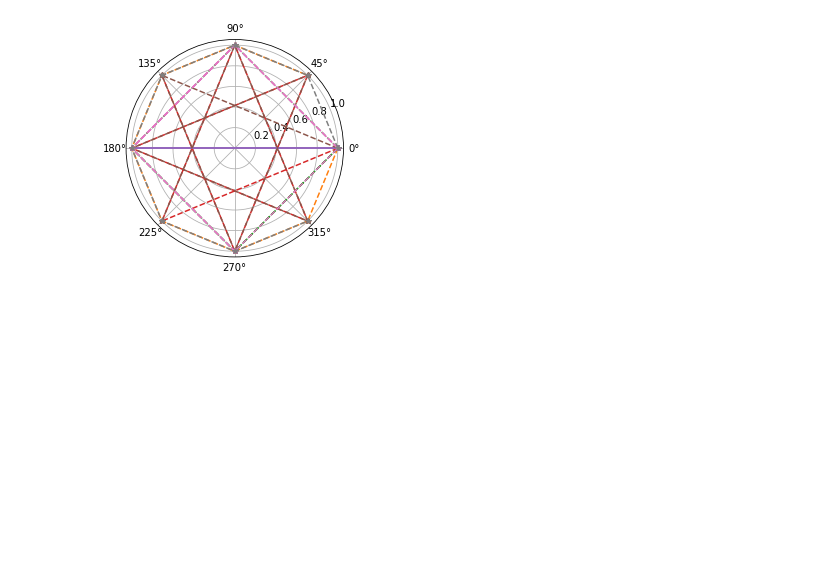
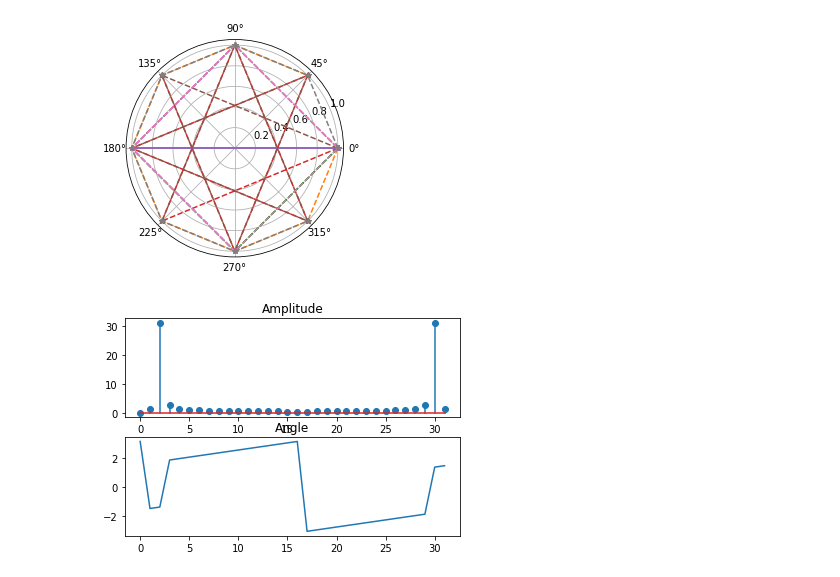
Before and after one commit to LemurPwned/DSP, a Jupyter notebook: DFT.ipynb, the cells around one changed output. Drawn from its saved outputs; the diff is of its cells as text; code cells hidden in the pictures; blank space fills up the shorter version.

```diff
--- a/DFT.ipynb
+++ b/DFT.ipynb
@@ -170,3 +170,18 @@ for row in W:
     ax.plot(np.angle(row),np.abs(row),'*--')
 # %% [output]
 [figure]
+# %%
+N = 32
+x1 = np.linspace(0,1,N)
+y1 = 2*np.sin(2*np.pi*2*x1)
+ft = np.fft.fft(y1)
+k = [x for x in range(N)]
+plt.subplot(2,1,1)
+plt.stem(k,abs(ft))
+plt.title('Amplitude')
+plt.subplot(2,1,2)
+plt.plot(k,np.angle(ft))
+plt.title('Angle')
+plt.show()
+# %% [output]
+[figure, added]
```
Also changed, not shown: 2 other files.
